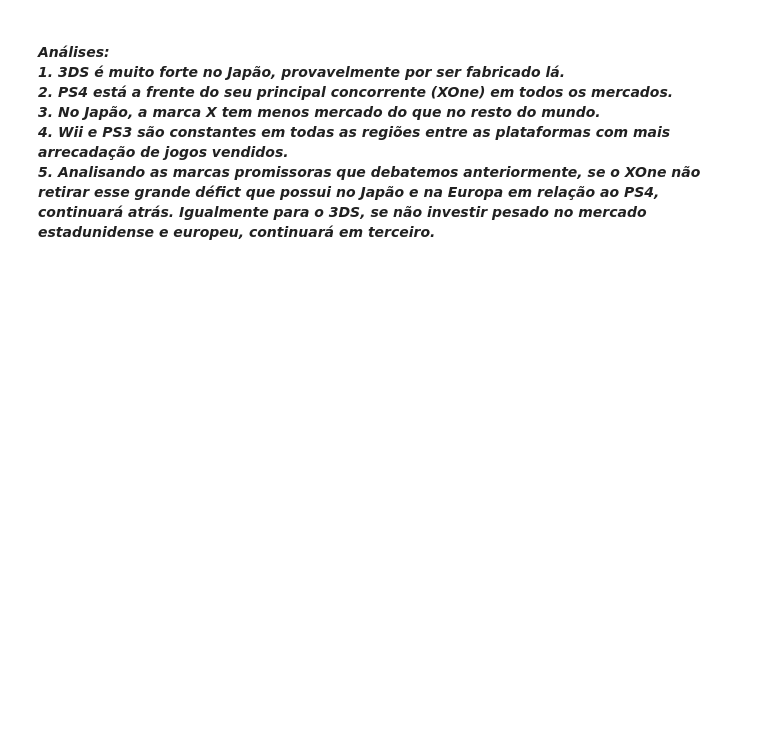
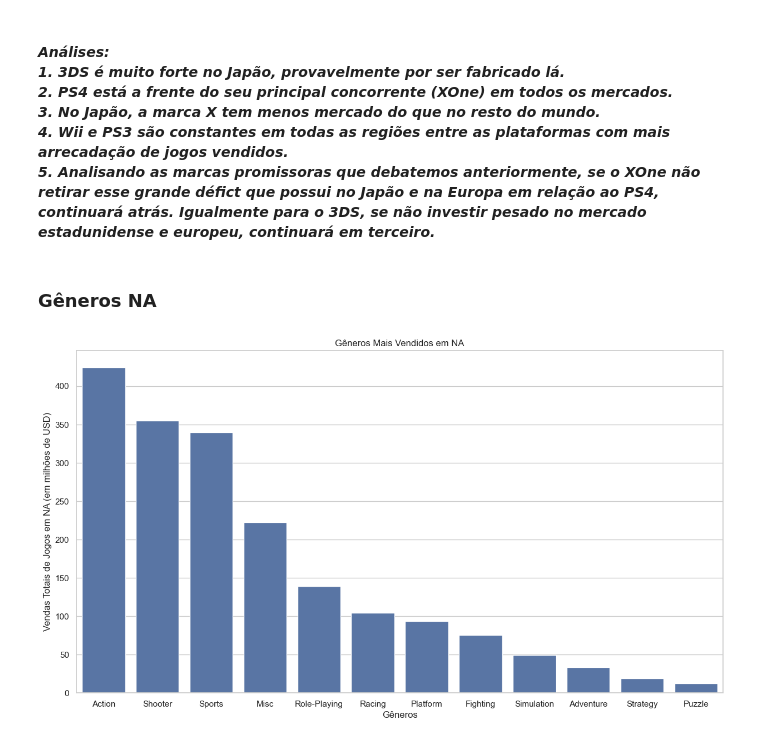
Before and after one commit to henriquetargino/games, a Jupyter notebook: EDA.ipynb, the cells around one changed output. Cells and saved outputs as stored; diff of their text form; code cells hidden in the pictures; blank space fills up the shorter version.

```diff
--- a/EDA.ipynb
+++ b/EDA.ipynb
@@ -518,3 +518,17 @@ plt.show()
 [figure]
 # %% [markdown]
 #### *Análises:* <br> *1. 3DS é muito forte no Japão, provavelmente por ser fabricado lá.* <br> *2. PS4 está a frente do seu principal concorrente (XOne) em todos os mercados.* <br> *3. No Japão, a marca X tem menos mercado do que no resto do mundo.* <br> *4. Wii e PS3 são constantes em todas as regiões entre as plataformas com mais arrecadação de jogos vendidos.* <br> *5. Analisando as marcas promissoras que debatemos anteriormente, se o XOne não retirar esse grande défict que possui no Japão e na Europa em relação ao PS4, continuará atrás. Igualmente para o 3DS, se não investir pesado no mercado estadunidense e europeu, continuará em terceiro.*
+# %% [markdown]
+### Gêneros NA
+# %%
+na_genre = df_predict.groupby('genre')['na_sales'].sum().reset_index().sort_values(by='na_sales', ascending=False)
+
+plt.figure(figsize=(15,8))
+sns.barplot(data=na_genre, x='genre', y='na_sales')
+
+plt.title('Gêneros Mais Vendidos em NA')
+plt.xlabel('Gêneros')
+plt.ylabel('Vendas Totais de Jogos em NA (em milhões de USD)')
+plt.show()
+# %% [output]
+[figure, added]
```
Also changed, not shown: parts of 11 cells of this notebook.
